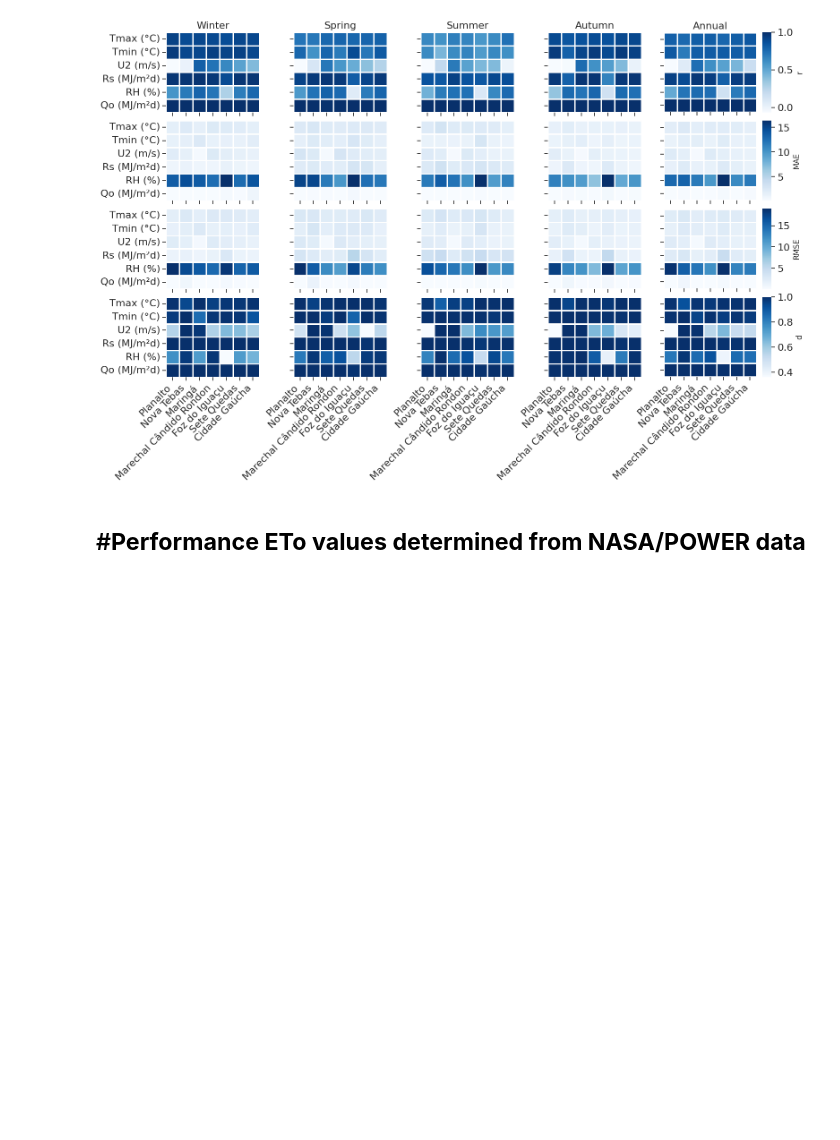
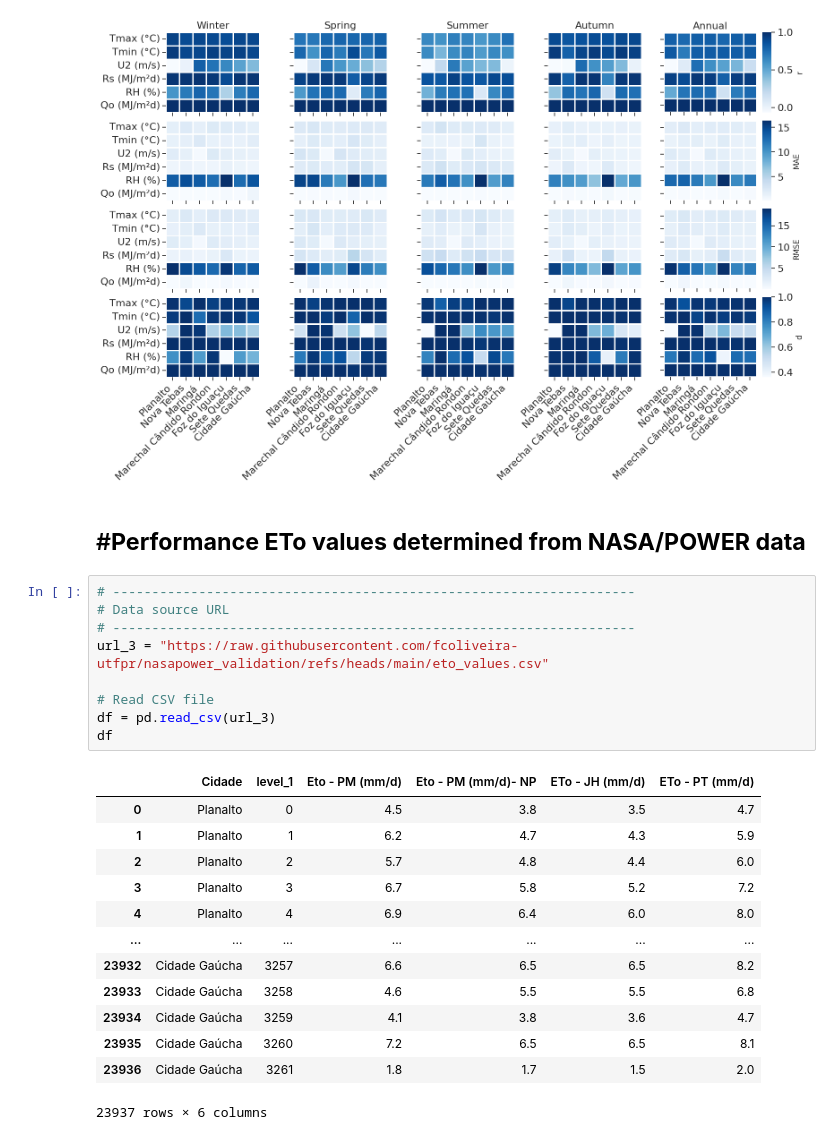
Before and after one commit to fcoliveira-utfpr/nasapower_validation, a Jupyter notebook: validation_eto.ipynb, the cells around one changed output. Cells and saved outputs as stored; diff of their text form; blank space fills up the shorter version.

```diff
--- a/validation_eto.ipynb
+++ b/validation_eto.ipynb
@@ -337,3 +335,26 @@ mean absolute error (MAE), root mean square error (RMSE), and Wilmott's concorda
 # %% [markdown]
 #**Performance ETo values determined from NASA/POWER data**
 ---
+# %%
+# -------------------------------------------------------------------
+# Data source URL
+# -------------------------------------------------------------------
+url_3 = "https://raw.githubusercontent.com/fcoliveira-utfpr/nasapower_validation/refs/heads/main/eto_values.csv"
+
+# Read CSV file
+df = pd.read_csv(url_3)
+df
+# %% [output]
+|  | Cidade | level_1 | Eto - PM (mm/d) | Eto - PM (mm/d)- NP | ETo - JH (mm/d) | ETo - PT (mm/d) |
+| 0 | Planalto | 0 | 4.5 | 3.8 | 3.5 | 4.7 |
+| 1 | Planalto | 1 | 6.2 | 4.7 | 4.3 | 5.9 |
+| 2 | Planalto | 2 | 5.7 | 4.8 | 4.4 | 6.0 |
+| 3 | Planalto | 3 | 6.7 | 5.8 | 5.2 | 7.2 |
+| 4 | Planalto | 4 | 6.9 | 6.4 | 6.0 | 8.0 |
+| ... | ... | ... | ... | ... | ... | ... |
+| 23932 | Cidade Gaúcha | 3257 | 6.6 | 6.5 | 6.5 | 8.2 |
+| 23933 | Cidade Gaúcha | 3258 | 4.6 | 5.5 | 5.5 | 6.8 |
+| 23934 | Cidade Gaúcha | 3259 | 4.1 | 3.8 | 3.6 | 4.7 |
+| 23935 | Cidade Gaúcha | 3260 | 7.2 | 6.5 | 6.5 | 8.1 |
+| 23936 | Cidade Gaúcha | 3261 | 1.8 | 1.7 | 1.5 | 2.0 |
+23937 rows × 6 columns
```
Also changed, not shown: parts of 7 cells of this notebook.
